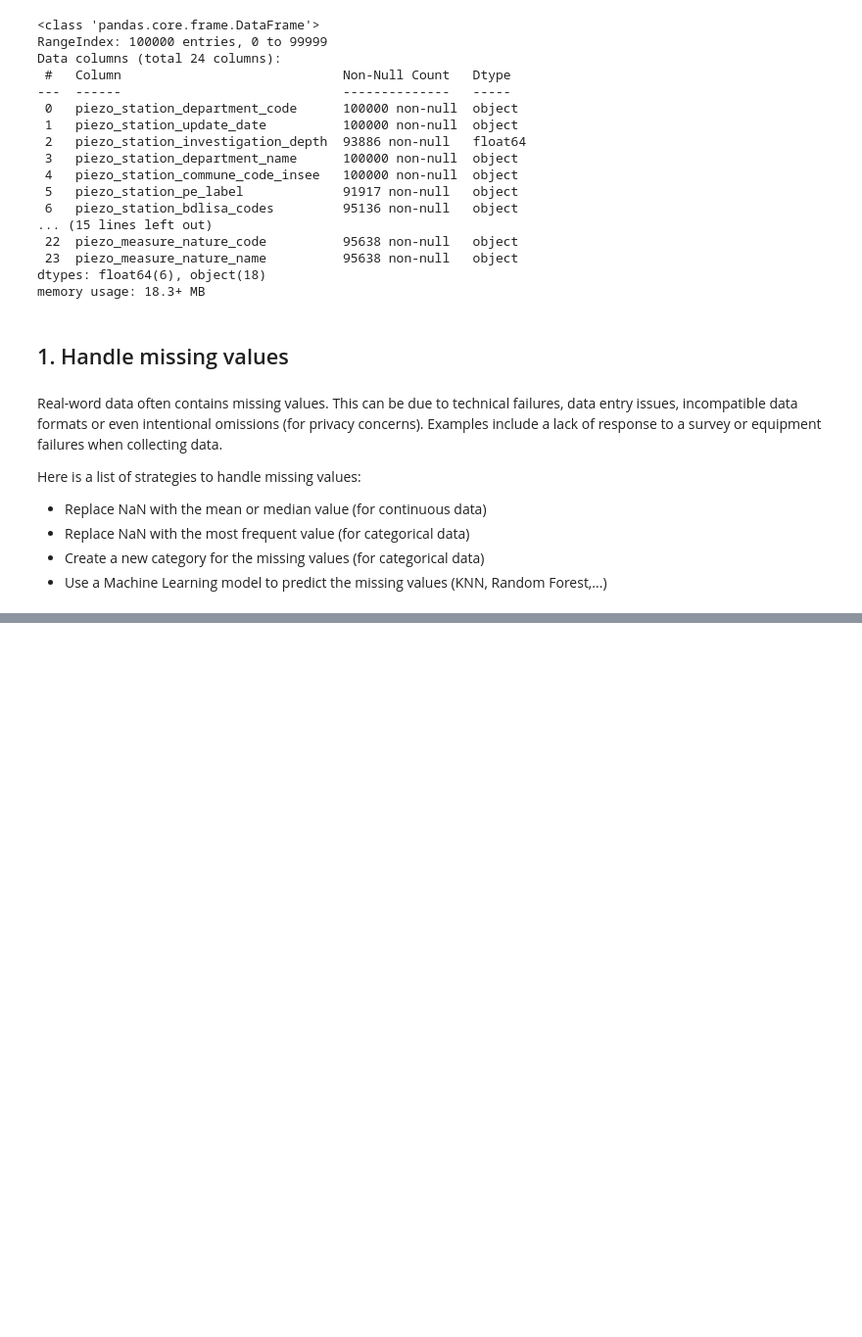
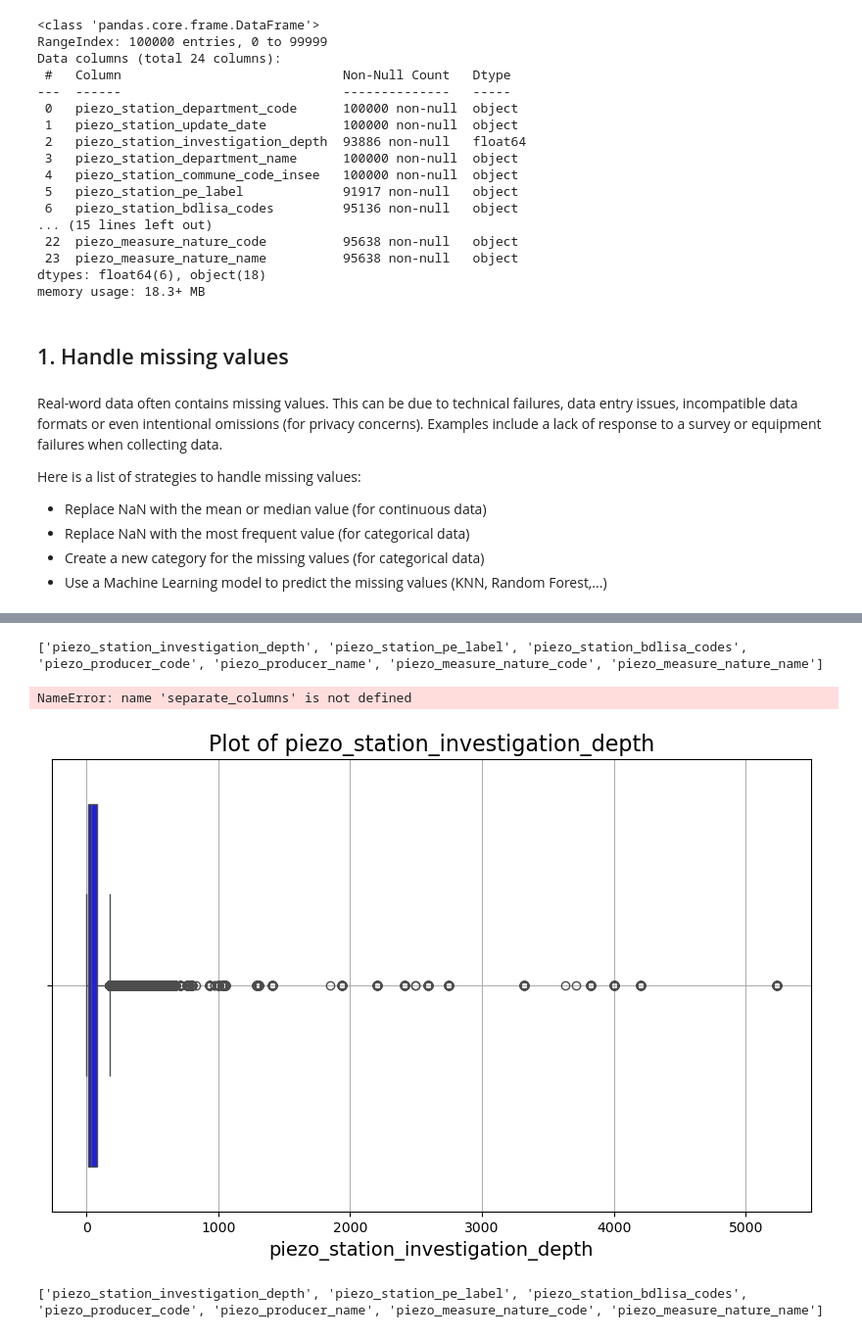
Before and after one commit to moranenzo/H-ckaton, a Jupyter notebook: data-cleaner-piezo.ipynb, the cells around one changed output, grey strips where cells are left out. Shown at 98% size. Drawn from its saved outputs; the diff is of its cells as text; code cells hidden in the pictures; blank space fills up the shorter version.

```diff
--- a/data-cleaner-piezo.ipynb
+++ b/data-cleaner-piezo.ipynb
@@ -22,6 +22,6 @@ df_test = pd.read_csv('X_test.csv', nrows=100000)
 X_train = df_train.drop(var, axis=1)
 y_train = df_train[var]
 # %%
-df_piezo = X_train.filter(regex='^piezo')
+df = X_train.filter(regex='^piezo')
 # %%
 # Affichage des noms des variables
@@ -127,0 +78,7 @@ plot_variable(df_piezo, variables[0])
+# %%
+# Standardize object-type columns
+for col in df.select_dtypes(include='object').columns:
+    df[col] = df[col].str.lower().str.strip()
+
+# Standardize column names to simplify their manipulation
+df.rename(columns=lambda x: x.strip().lower().replace(' ', '_'), inplace=True)
@@ -127,0 +105,18 @@ plot_variable(df_piezo, variables[0])
+# %%
+# 1. Traiter les valeurs manquantes
+# column_filler(df, col, 'mean')
+
+
+# Removing duplicates
+df.drop_duplicates(inplace=True)
+# %%
+print(missing_columns)
+cat_col, cont_col = separate_columns(df, missing_columns)
+# %% [output]
+['piezo_station_investigation_depth', 'piezo_station_pe_label', 'piezo_station_bdlisa_codes', 'piezo_producer_code', 'piezo_producer_name', 'piezo_measure_nature_code', 'piezo_measure_nature_name']
+NameError: name 'separate_columns' is not defined
+# %%
+plot_variable(df, 'piezo_station_investigation_depth', 'box')
+# %% [output]
+[figure, added]
+['piezo_station_investigation_depth', 'piezo_station_pe_label', 'piezo_station_bdlisa_codes', 'piezo_producer_code', 'piezo_producer_name', 'piezo_measure_nature_code', 'piezo_measure_nature_name']
```
Also changed, not shown: parts of 11 cells of this notebook, 1 other file.
